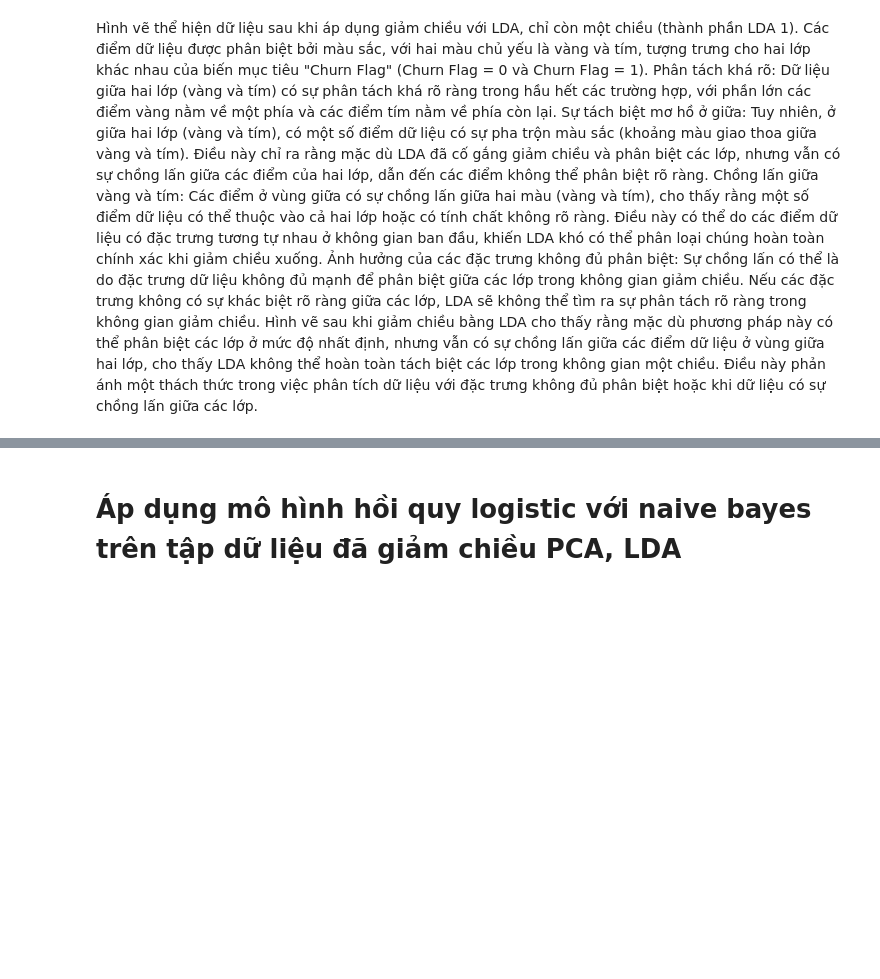
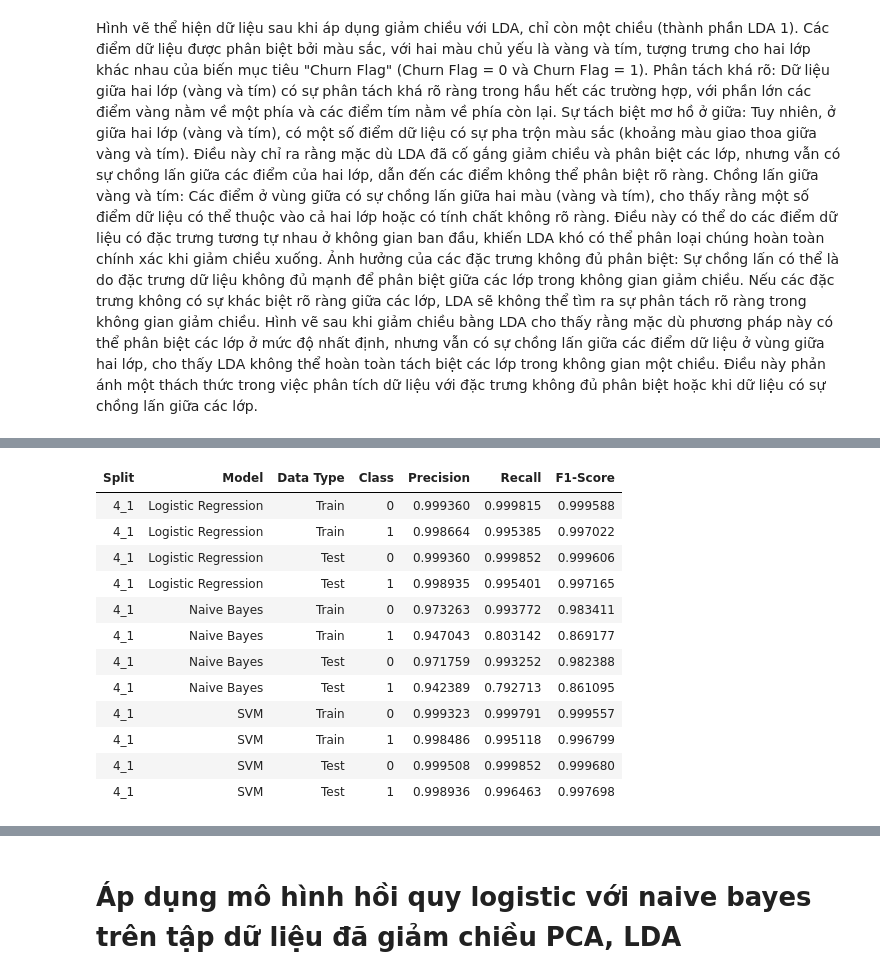
Before and after one commit to Yusshiro/Churn-Banking, a Jupyter notebook: churn_banking_kmeans.ipynb, the cells around one changed output, grey strips where cells are left out. Cells and saved outputs as stored; diff of their text form; code cells hidden in the pictures; blank space fills up the shorter version.

```diff
--- a/churn_banking_kmeans.ipynb
+++ b/churn_banking_kmeans.ipynb
@@ -595,0 +524,70 @@ Confusion Matrix:
+# %%
+import pandas as pd
+from sklearn.linear_model import LogisticRegression
+from sklearn.naive_bayes import GaussianNB
+from sklearn.svm import SVC
+from sklearn.metrics import classification_report
+
+# Dữ liệu mẫu: splits là từ điển chứa tên các phân chia dữ liệu và tỷ lệ kiểm tra
+splits = {'4_1': 0.2, '6_4': 0.4, '7_3': 0.3}  # Ví dụ
+
+# Khởi tạo danh sách để lưu kết quả
+results = []
+
+# Duyệt qua từng tỷ lệ trong splits
+for split_name, test_size in splits.items():
+    # Lấy dữ liệu theo tên split
+    X_train = globals()[f'X_train_{split_name}']
+    y_train = globals()[f'y_train_{split_name}']
+    X_test = globals()[f'X_test_{split_name}']
+    y_test = globals()[f'y_test_{split_name}']
+
+    for model_name, model in [
+        ("Logistic Regression", LogisticRegression()),
+        ("Naive Bayes", GaussianNB()),
+        ("SVM", SVC(kernel='linear', C=0.5))
+    ]:
+        # Huấn luyện mô hình
+        model.fit(X_train, y_train)
+
+        # Dự đoán trên tập huấn luyện và tập kiểm tra
+        y_train_pred = model.predict(X_train)
+        y_test_pred = model.predict(X_test)
+
+        # Đánh giá trên tập huấn luyện
+        report_train = classification_report(y_train, y_train_pred, output_dict=True)
+        for class_label in ['0', '1']:
+            train_precision = report_train[class_label]['precision']
+            train_recall = report_train[class_label]['recall']
+            train_f1_score = report_train[class_label]['f1-score']
+            results.append([split_name, model_name, 'Train', class_label, train_precision, train_recall, train_f1_score])
+
+        # Đánh giá trên tập kiểm tra
+        report_test = classification_report(y_test, y_test_pred, output_dict=True)
+        for class_label in ['0', '1']:
+            test_precision = report_test[class_label]['precision']
+            test_recall = report_test[class_label]['recall']
+            test_f1_score = report_test[class_label]['f1-score']
+            results.append([split_name, model_name, 'Test', class_label, test_precision, test_recall, test_f1_score])
+
+# Tạo DataFrame từ kết quả
+df_results = pd.DataFrame(results, columns=['Split', 'Model', 'Data Type', 'Class', 'Precision', 'Recall', 'F1-Score'])
+
+# Tách riêng kết quả theo từng tỷ lệ
+for split_name in splits.keys():
+    df_split = df_results[df_results['Split'] == split_name]
+    display(HTML(df_split.to_html(index=False)))
+# %% [output]
+| Split | Model | Data Type | Class | Precision | Recall | F1-Score |
+| 4_1 | Logistic Regression | Train | 0 | 0.999360 | 0.999815 | 0.999588 |
+| 4_1 | Logistic Regression | Train | 1 | 0.998664 | 0.995385 | 0.997022 |
+| 4_1 | Logistic Regression | Test | 0 | 0.999360 | 0.999852 | 0.999606 |
+| 4_1 | Logistic Regression | Test | 1 | 0.998935 | 0.995401 | 0.997165 |
+| 4_1 | Naive Bayes | Train | 0 | 0.973263 | 0.993772 | 0.983411 |
+| 4_1 | Naive Bayes | Train | 1 | 0.947043 | 0.803142 | 0.869177 |
+| 4_1 | Naive Bayes | Test | 0 | 0.971759 | 0.993252 | 0.982388 |
+| 4_1 | Naive Bayes | Test | 1 | 0.942389 | 0.792713 | 0.861095 |
+| 4_1 | SVM | Train | 0 | 0.999323 | 0.999791 | 0.999557 |
+| 4_1 | SVM | Train | 1 | 0.998486 | 0.995118 | 0.996799 |
+| 4_1 | SVM | Test | 0 | 0.999508 | 0.999852 | 0.999680 |
+| 4_1 | SVM | Test | 1 | 0.998936 | 0.996463 | 0.997698 |
```
Also changed, not shown: parts of 9 cells of this notebook.
